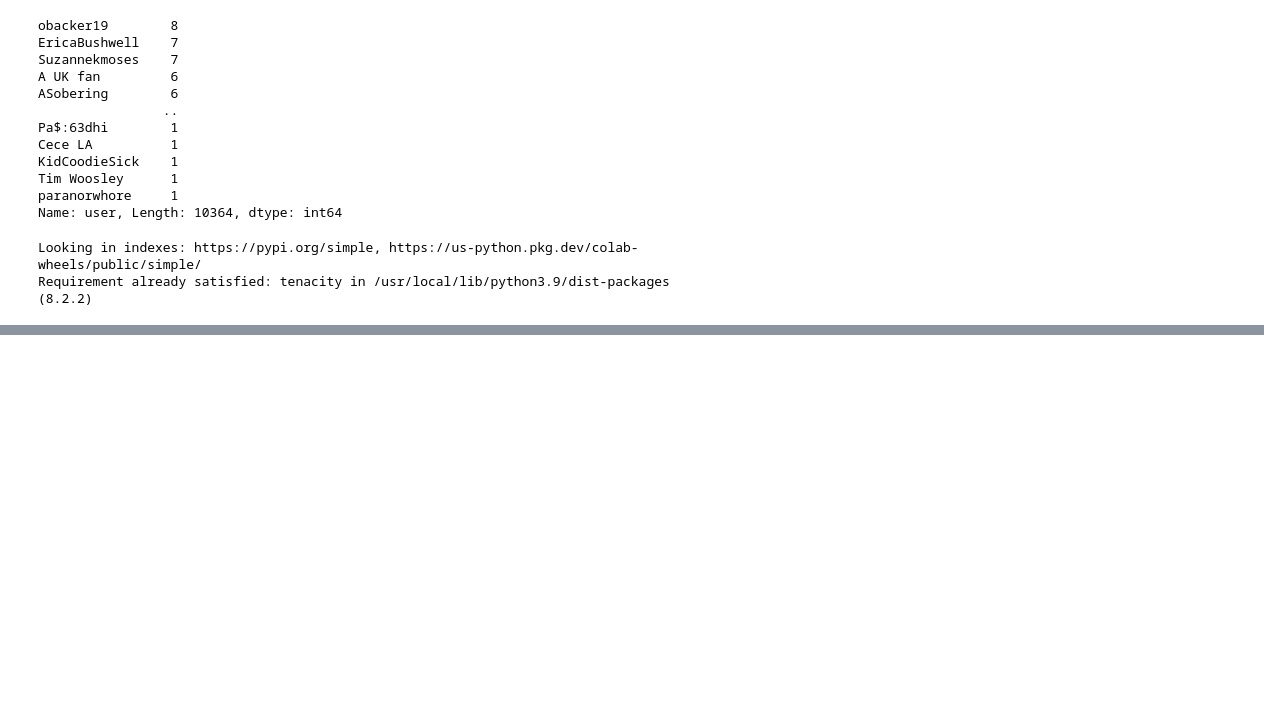
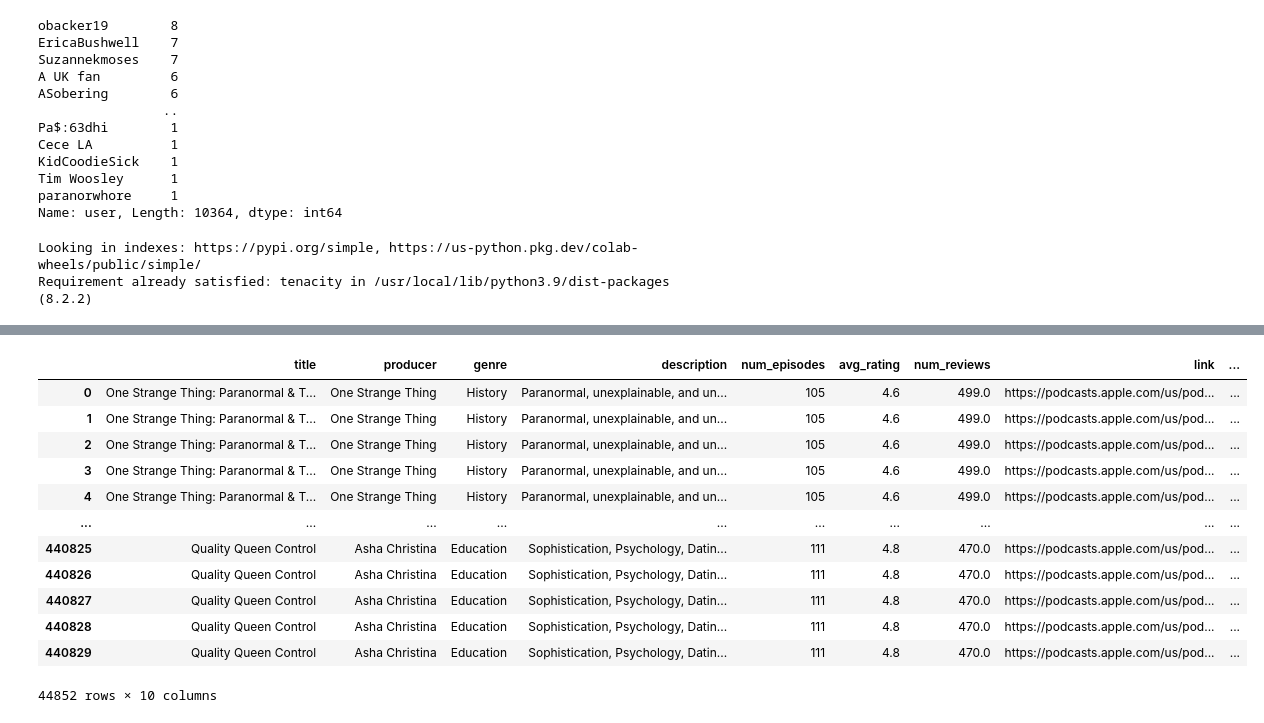
Before and after one commit to mille055/Rec_Project, a Jupyter notebook: notebooks/getting_more_podcast_reviews2.ipynb, the cells around one changed output, grey strips where cells are left out. Drawn from its saved outputs; the diff is of its cells as text; code cells hidden in the pictures; blank space fills up the shorter version.

```diff
--- a/notebooks/getting_more_podcast_reviews2.ipynb
+++ b/notebooks/getting_more_podcast_reviews2.ipynb
@@ -379,0 +370,17 @@ podcast_id is 1520856346
+# %%
+base_for_new_batch = scraped_previously[['title', 'producer', 'genre', 'description', 'num_episodes', 'avg_rating', 'num_reviews', 'link', 'episode_descriptions', 'itunes_id']]
+base_for_new_batch
+# %% [output]
+|  | title | producer | genre | description | num_episodes | avg_rating | num_reviews | link | ... |
+| 0 | One Strange Thing: Paranormal & T... | One Strange Thing | History | Paranormal, unexplainable, and un... | 105 | 4.6 | 499.0 | https://podcasts.apple.com/us/pod... | ... |
+| 1 | One Strange Thing: Paranormal & T... | One Strange Thing | History | Paranormal, unexplainable, and un... | 105 | 4.6 | 499.0 | https://podcasts.apple.com/us/pod... | ... |
+| 2 | One Strange Thing: Paranormal & T... | One Strange Thing | History | Paranormal, unexplainable, and un... | 105 | 4.6 | 499.0 | https://podcasts.apple.com/us/pod... | ... |
+| 3 | One Strange Thing: Paranormal & T... | One Strange Thing | History | Paranormal, unexplainable, and un... | 105 | 4.6 | 499.0 | https://podcasts.apple.com/us/pod... | ... |
+| 4 | One Strange Thing: Paranormal & T... | One Strange Thing | History | Paranormal, unexplainable, and un... | 105 | 4.6 | 499.0 | https://podcasts.apple.com/us/pod... | ... |
+| ... | ... | ... | ... | ... | ... | ... | ... | ... | ... |
+| 440825 | Quality Queen Control | Asha Christina | Education | Sophistication, Psychology, Datin... | 111 | 4.8 | 470.0 | https://podcasts.apple.com/us/pod... | ... |
+| 440826 | Quality Queen Control | Asha Christina | Education | Sophistication, Psychology, Datin... | 111 | 4.8 | 470.0 | https://podcasts.apple.com/us/pod... | ... |
+| 440827 | Quality Queen Control | Asha Christina | Education | Sophistication, Psychology, Datin... | 111 | 4.8 | 470.0 | https://podcasts.apple.com/us/pod... | ... |
+| 440828 | Quality Queen Control | Asha Christina | Education | Sophistication, Psychology, Datin... | 111 | 4.8 | 470.0 | https://podcasts.apple.com/us/pod... | ... |
+| 440829 | Quality Queen Control | Asha Christina | Education | Sophistication, Psychology, Datin... | 111 | 4.8 | 470.0 | https://podcasts.apple.com/us/pod... | ... |
+44852 rows × 10 columns
```
Also changed, not shown: parts of 36 cells of this notebook.
